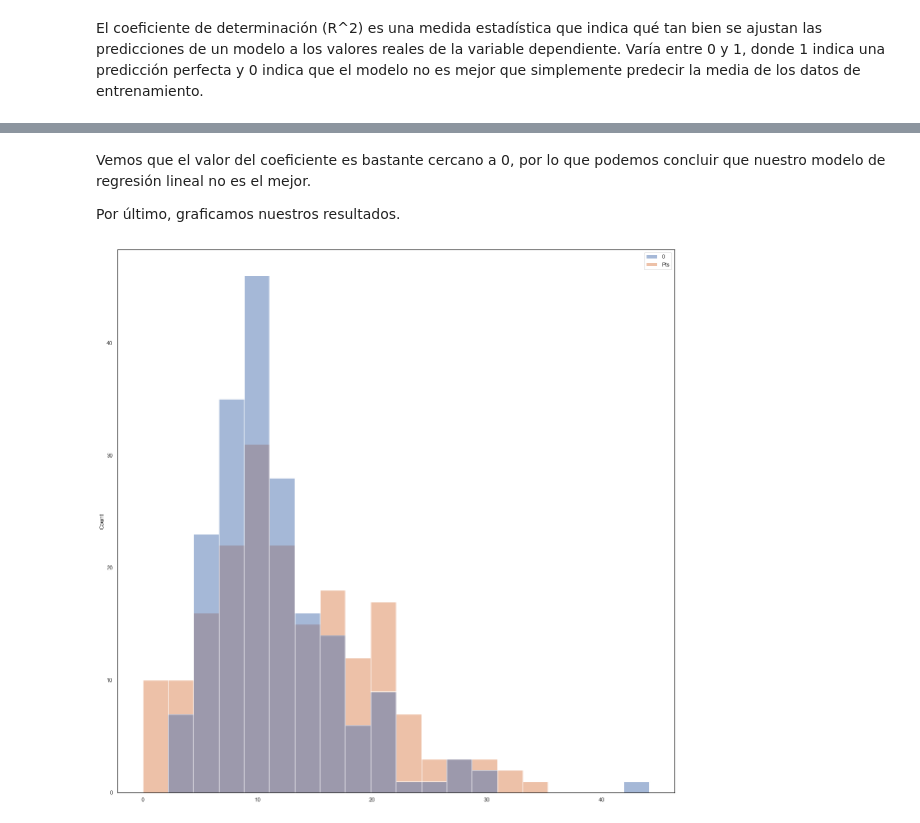
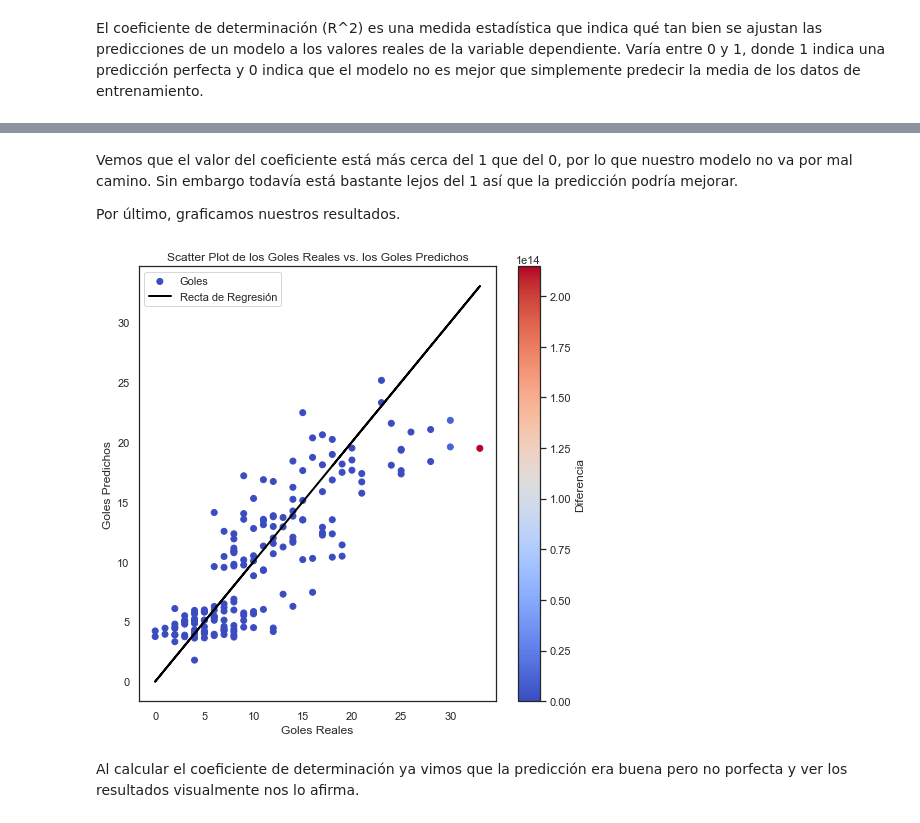
Before and after one commit to lauralardies/uefa_analisis, a Jupyter notebook: UEFA/analisis/regresionlineal.ipynb, the cells around one changed output, grey strips where cells are left out. Cells and saved outputs as stored; diff of their text form; code cells hidden in the pictures.

```diff
--- a/UEFA/analisis/regresionlineal.ipynb
+++ b/UEFA/analisis/regresionlineal.ipynb
@@ -280,9 +256,9 @@ print(np.unique(y_train_scaled))
 # %%
-# Calcula la media de los valores finitos
-mean_y_train_scaled = np.mean(y_train_scaled[np.isfinite(y_train_scaled)])
+# Encontrar el mínimo valor finito
+min_valor_finito = np.nanmin(y_train_scaled[np.isfinite(y_train_scaled)])
 
-# Reemplaza los valores infinitos con la media de los valores finitos
-y_train_scaled[np.isinf(y_train_scaled)] = mean_y_train_scaled
+# Reemplaza los valores infinitos con el mínimo de los valores finitos
+y_train_scaled[np.isinf(y_train_scaled)] = min_valor_finito
 # %% [markdown]
 Ahora ya podemos comenzar con nuestro modelo de regresión lineal.
 # %%
@@ -304,11 +280,29 @@ r2_score(y_test, np.exp(y_pred))
 # %% [markdown]
-Vemos que el valor del coeficiente es bastante cercano a 0, por lo que podemos concluir que nuestro modelo de regresión lineal no es el mejor.
+Vemos que el valor del coeficiente está más cerca del 1 que del 0, por lo que nuestro modelo no va por mal camino. Sin embargo todavía está bastante lejos del 1 así que la predicción podría mejorar.
 
 Por último, graficamos nuestros resultados.
-# %%
-# Histograma de los datos reales y los datos predichos
-plt.figure(figsize=(20,20))
-sns.histplot([np.exp(y_pred), y_test])
-plt.show()
-# %% [output]
-[figure, removed]
+# %%
+# Creamos una variable que nos indica si la diferencia entre los valores reales y los predichos
+diferencia = abs(np.exp(y_test) - np.exp(y_pred))
+
+# Crear el scatter plot
+plt.figure(figsize=(8, 8))
+plt.scatter(y_test, np.exp(y_pred), c=diferencia, cmap='coolwarm', label='Goles')
+
+# Agregar la recta de regresión
+plt.plot(y_test, y_test, color='black', linestyle='-', linewidth=2, label='Recta de Regresión')
+
+plt.xlabel('Goles Reales')
+plt.ylabel('Goles Predichos')
+plt.title('Scatter Plot de los Goles Reales vs. los Goles Predichos')
+
+# Agregar barra de color y leyenda
+cbar = plt.colorbar()
+cbar.set_label('Diferencia')
+plt.legend()
+
+plt.show()
+# %% [output]
+[figure, added]
+# %% [markdown]
+Al calcular el coeficiente de determinación ya vimos que la predicción era buena pero no porfecta y ver los resultados visualmente nos lo afirma.
```
Also changed, not shown: parts of 20 cells of this notebook, 1 other file.
